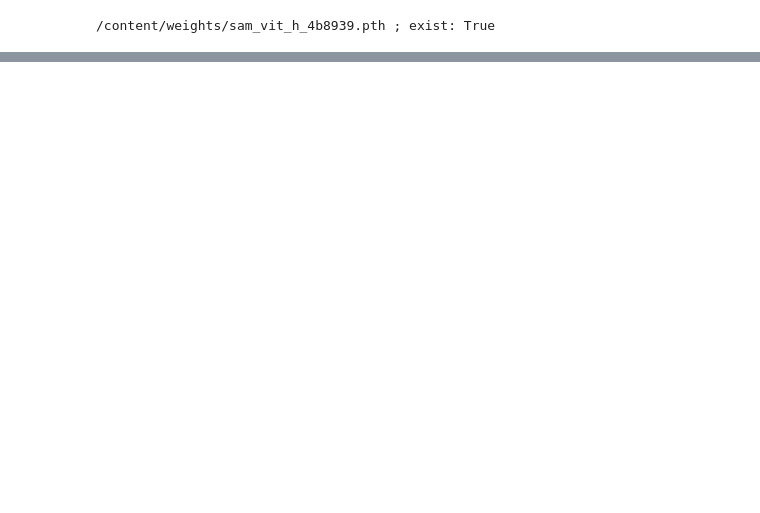
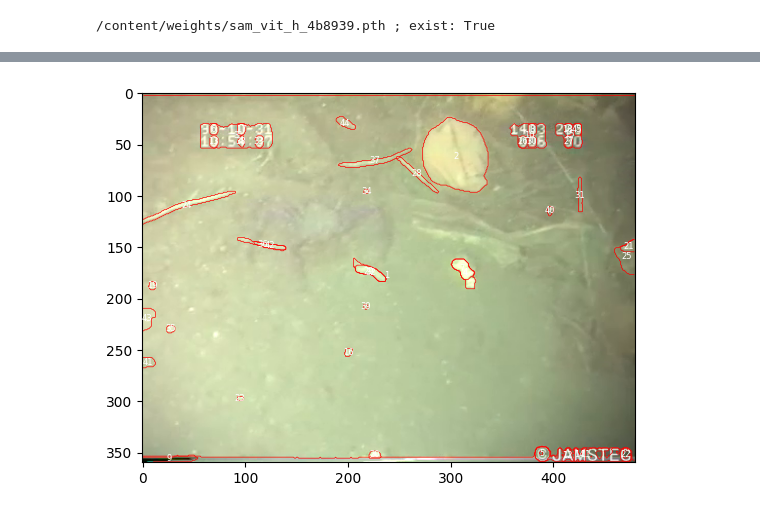
Before and after one commit to vincenzobucciero/mySegmentAnything, a Jupyter notebook: maskGenerator.ipynb, the cells around one changed output, grey strips where cells are left out. Drawn from its saved outputs; the diff is of its cells as text; code cells hidden in the pictures; blank space fills up the shorter version.

```diff
--- a/maskGenerator.ipynb
+++ b/maskGenerator.ipynb
@@ -285,0 +221,54 @@ plt.show()
+# %%
+
+start_id = 1
+# Apre il file "encodingRLE" in modalità scrittura
+with open("encodingRLE.txt", "w") as file:
+    file.write(f"MASCHERE RELATIVE AL FRAME {frame_id}\n")
+    # Itera su ogni risultato di SAM
+    for mask_id, result in enumerate(sam_result, start = start_id):
+        # Calcola la codifica RLE per la maschera corrente
+        rle_encoding = mask_to_rle(result['segmentation'])
+
+        # Scrive l'ID della maschera e la relativa codifica RLE nel file
+        file.write(f"Maschera id [{mask_id}] -> RLE: {rle_encoding}\n")
+
+
+######
+
+import matplotlib.pyplot as plt
+import numpy as np
+
+# Funzione per visualizzare gli ID delle maschere quando si passa sopra con il mouse
+def show_masks_with_ids(frame, sam_result):
+    # Creazione di una figura e di un'area di plot
+    fig, ax = plt.subplots()
+    ax.imshow(frame)
+
+    # Iterazione sui risultati SAM per disegnare i contorni delle maschere e visualizzare gli ID
+    for mask_id, result in enumerate(sam_result, start=1):
+        mask = result['segmentation']
+        # Disegna il contorno della maschera
+        ax.contour(mask, colors=[(1, 0, 0)], linewidths=0.5)
+
+        # Calcola il centroide della maschera
+        y, x = np.where(mask)
+        centroid_x = np.mean(x).astype(int)
+        centroid_y = np.mean(y).astype(int)
+
+        # Visualizza l'ID della maschera vicino al suo centroide
+        ax.text(centroid_x, centroid_y, str(mask_id), color='white', fontsize=6, ha='center', va='center')
+
+    # Funzione per aggiornare la visualizzazione quando si passa sopra con il mouse
+    def hover(event):
+        if event.inaxes == ax:
+            ax.figure.canvas.draw()
+
+    # Connessione dell'evento di movimento del mouse alla funzione hover
+    fig.canvas.mpl_connect('motion_notify_event', hover)
+
+    plt.show()
+
+# Utilizzo della funzione per visualizzare gli ID delle maschere sul frame
+show_masks_with_ids(frame, sam_result)
+# %% [output]
+[figure, added]
```
Also changed, not shown: parts of 13 cells of this notebook.
